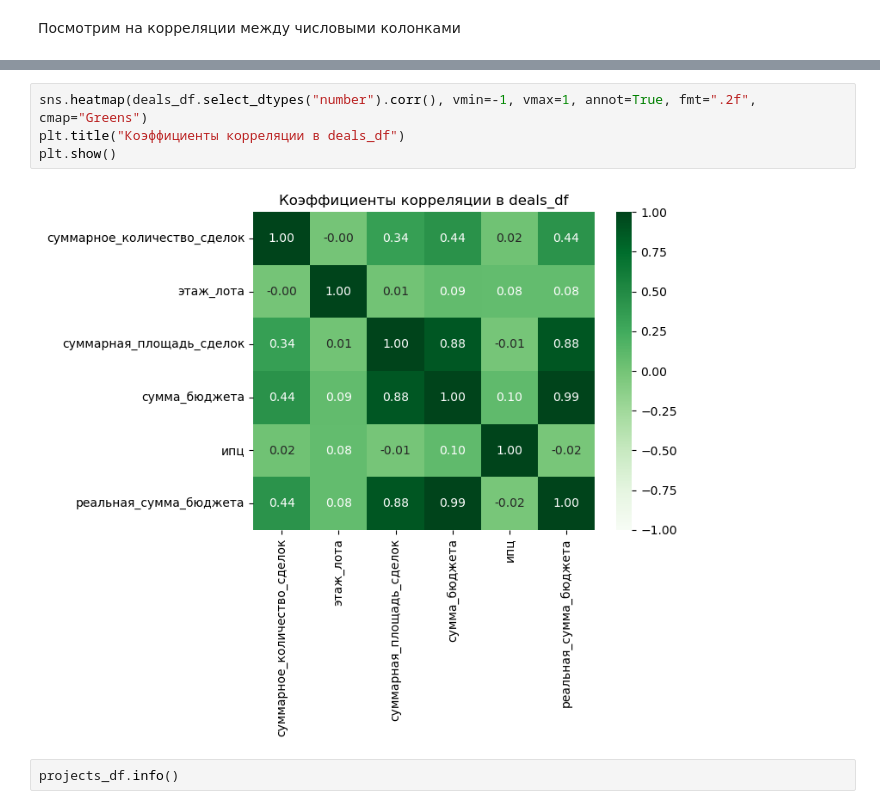
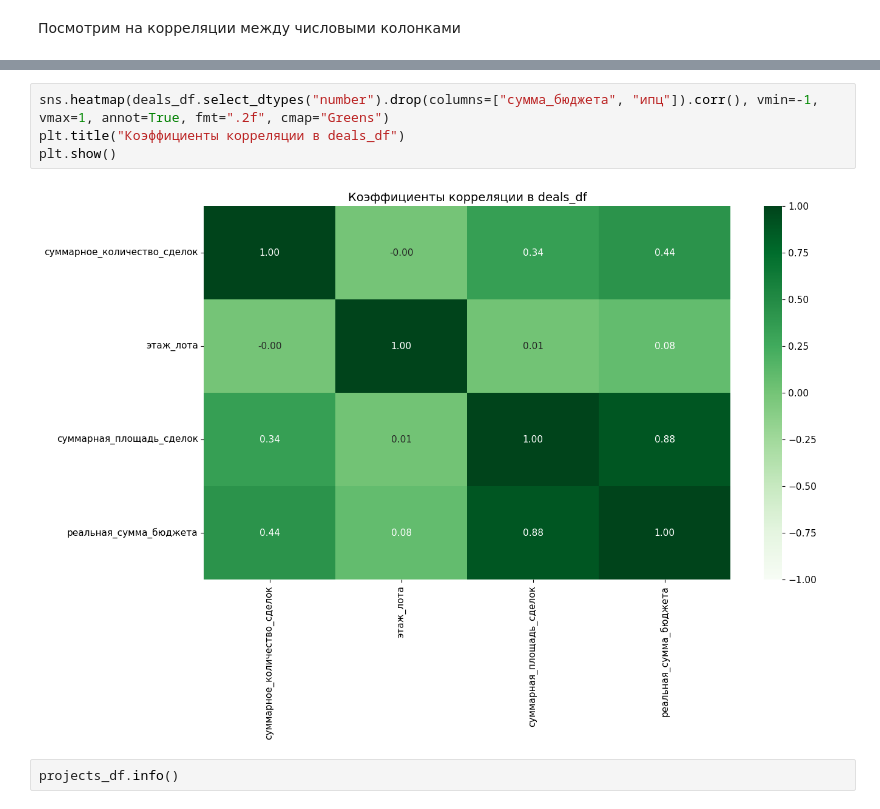
Before and after one commit to leofaraf/vibrosi, a Jupyter notebook: eda_илья.ipynb, the cells around one changed output, grey strips where cells are left out. Saved outputs shown, nothing was run; the diff lists cells and outputs as text.

Commit message:
поменял в eda_илья колонку 'сумма_бюджета' на 'реальная_сумма_бюджета', убрал ИПЦ из рассмотрения корреляции

```diff
--- a/eda_илья.ipynb
+++ b/eda_илья.ipynb
@@ -51,9 +51,9 @@ plt.show()
 # %%
-sns.heatmap(deals_df.select_dtypes("number").corr(), vmin=-1, vmax=1, annot=True, fmt=".2f", cmap="Greens")
+sns.heatmap(deals_df.select_dtypes("number").drop(columns=["сумма_бюджета", "ипц"]).corr(), vmin=-1, vmax=1, annot=True, fmt=".2f", cmap="Greens")
 plt.title("Коэффициенты корреляции в deals_df")
 plt.show()
 # %% [output]
-[figure, old version]
+[figure, new version]
 # %%
 projects_df.info()
 # %% [output]
```
Also changed, not shown: parts of 4 cells of this notebook.
